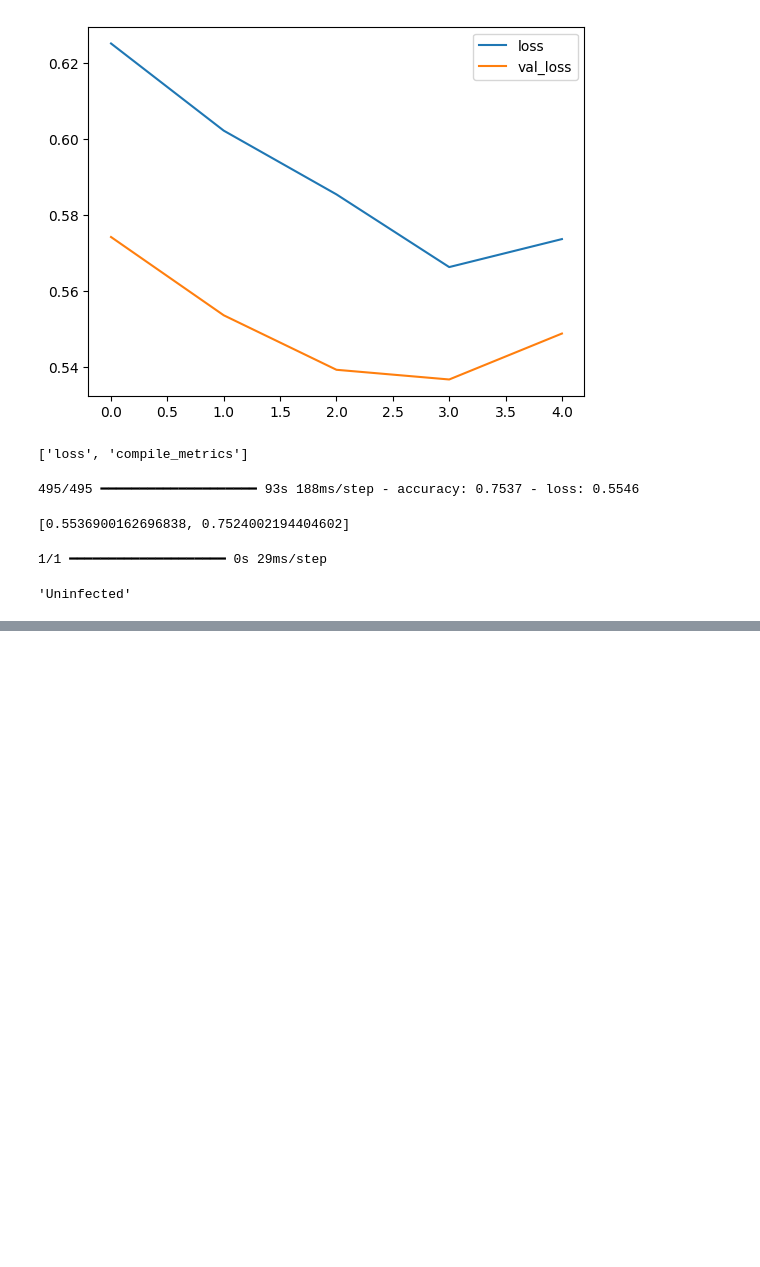
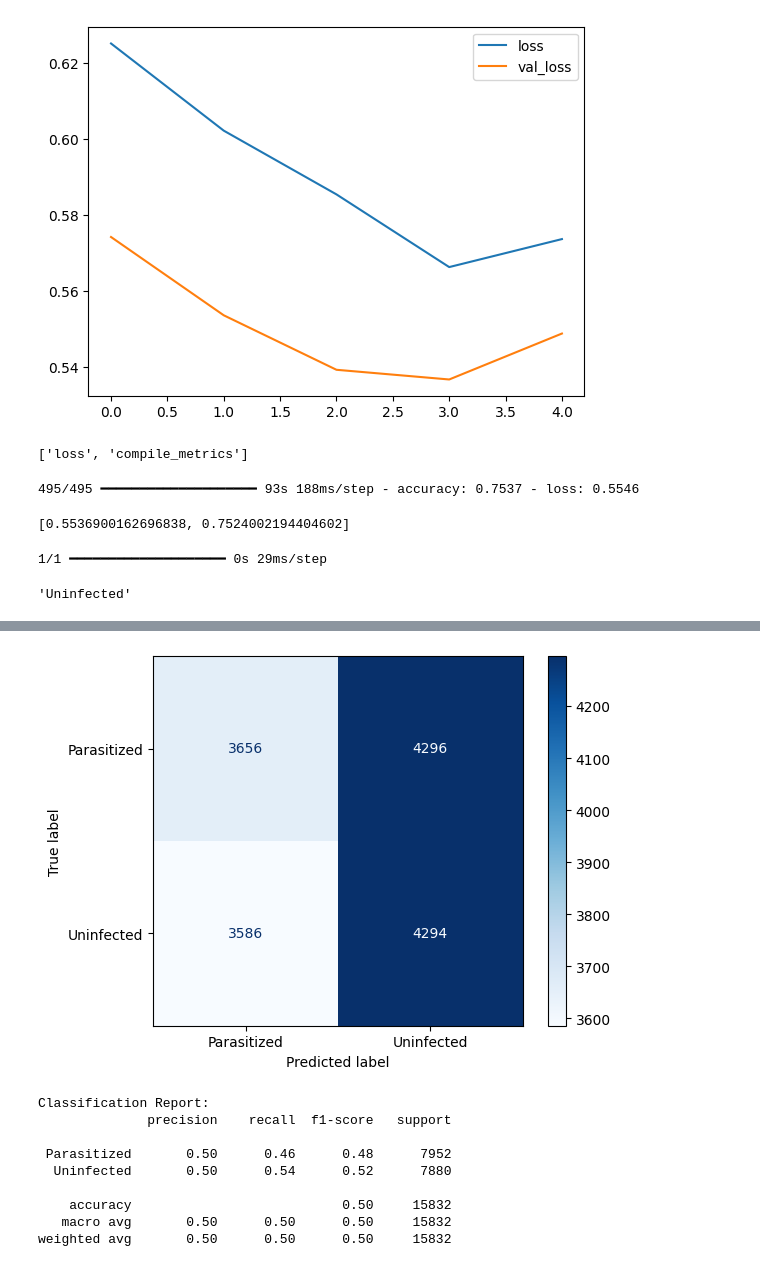
Before and after one commit to salehbeda41/Disease-Prediction-Model-master, a Jupyter notebook: malaria-pred.ipynb, the cells around one changed output, grey strips where cells are left out. Saved outputs shown, nothing was run; the diff lists cells and outputs as text; code cells hidden in the pictures; blank space fills up the shorter version.

```diff
--- a/malaria-pred.ipynb
+++ b/malaria-pred.ipynb
@@ -120,3 +120,30 @@ prediction
 # %% [output]
 1/1 ━━━━━━━━━━━━━━━━━━━━ 0s 29ms/step
 'Uninfected'
+# %%
+import numpy as np
+import matplotlib.pyplot as plt
+from tensorflow.keras.models import Sequential
+# from tensorflow.keras.layers import Conv2D, MaxPooling2D, Flatten, Dense, Dropout
+# from tensorflow.keras.preprocessing.image import ImageDataGenerator
+# from tensorflow.keras.callbacks import EarlyStopping
+from sklearn.metrics import classification_report, confusion_matrix, ConfusionMatrixDisplay
+# from tensorflow.keras.optimizers import Adam
+from sklearn.svm import SVC
+from sklearn.metrics import accuracy_score
+from sklearn.model_selection import train_test_split
+
+# Confusion Matrix and Classification Report
+test_set.reset()
+predictions = (classifier.predict(test_set) > 0.5).astype('int32')
+y_true = test_set.classes
+
+cm = confusion_matrix(y_true, predictions)
+cmd = ConfusionMatrixDisplay(cm, display_labels=['Parasitized', 'Uninfected'])
+cmd.plot(cmap='Blues')
+plt.show()
+
+
+print("Classification Report:")
+print(classification_report(y_true, predictions, target_names=['Parasitized', 'Uninfected']))
+# %% [output]
@@ -122,0 +151,10 @@ prediction
+[figure, added]
+Classification Report:
+              precision    recall  f1-score   support
+
+ Parasitized       0.50      0.46      0.48      7952
+  Uninfected       0.50      0.54      0.52      7880
+
+    accuracy                           0.50     15832
+   macro avg       0.50      0.50      0.50     15832
+weighted avg       0.50      0.50      0.50     15832
```
Also changed, not shown: parts of 3 cells of this notebook.
